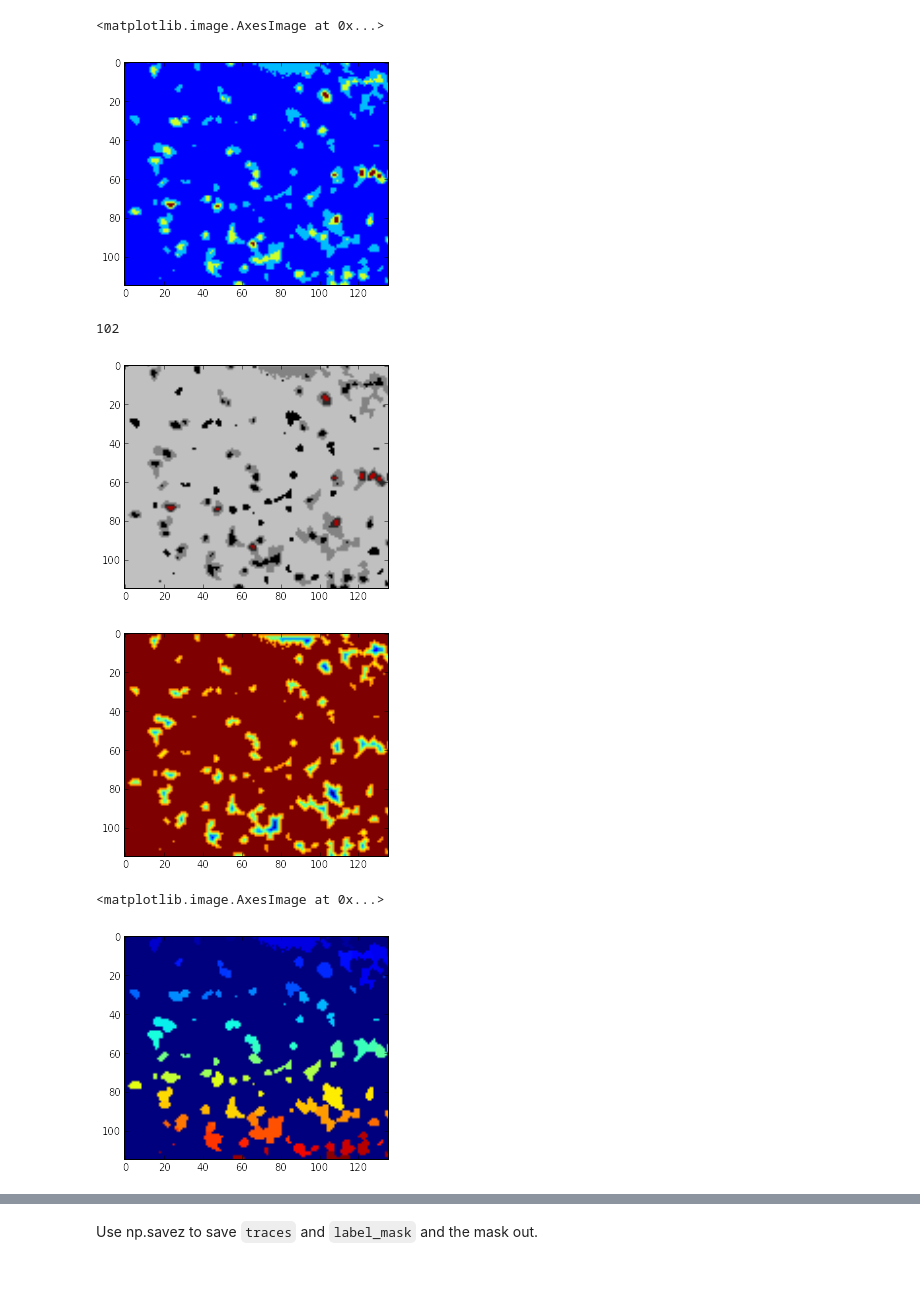
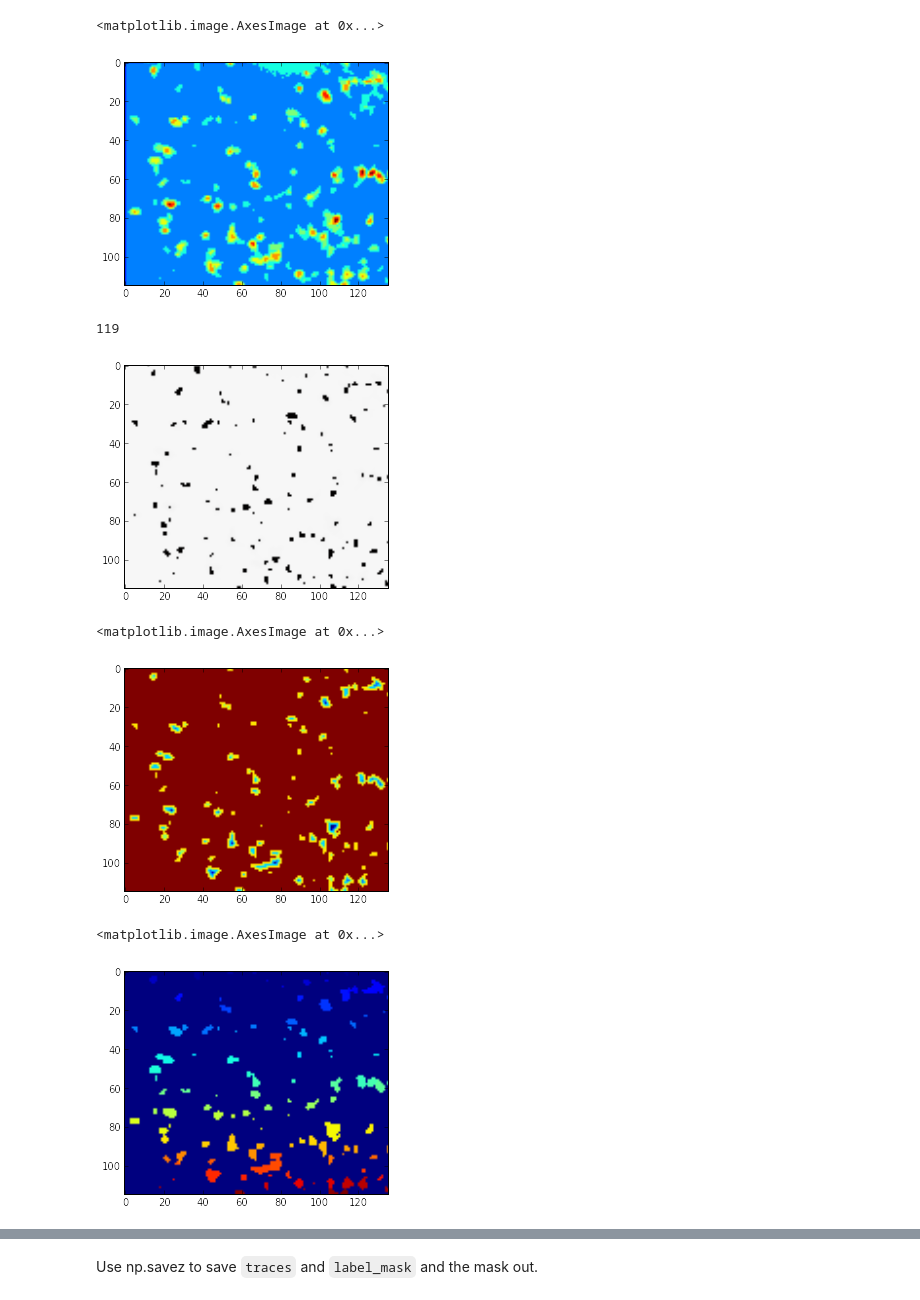
Before and after one commit to dattalab/celljail, a Jupyter notebook: Local correlation method-Copy2.ipynb, the cells around one changed output, grey strips where cells are left out. Drawn from its saved outputs; the diff is of its cells as text; code cells hidden in the pictures.

```diff
--- a/Local correlation method-Copy2.ipynb
+++ b/Local correlation method-Copy2.ipynb
@@ -32,7 +30,7 @@ STIM_2_END = 160+FRAMEDELAY
 # Specify where the images are
 
 datadir = "/Volumes/Neurobio/DattaLab/Paul/screendataforkei/screenNofK/"
-img_dir = os.path.join(datadir, 'day3_072314/E195G195/try1/*small*')
+img_dir = os.path.join(datadir, 'day3_072314/6c/try1/*small*')
 img_temp = glob(img_dir)
 img_files = sorted(img_temp)[:FRAMES]
 # print img_files
@@ -57,11 +57,12 @@ I_show = accum.copy()
 # %%
 #increase contrast
 import ImageEnhance
-I_contrast = pow(I_show.astype("uint16"), 3)
+I_contrast = I_show*2
+I_contrast = I_contrast.astype("uint16")
 imshow(I_contrast)
 # %% [output]
 <matplotlib.image.AxesImage at 0x...>
-[figure, old version]
+[figure, new version]
 # %%
 #find regional maxima
 regionalMax = pymorph.regmax((I_contrast).astype("uint16"))
@@ -71,5 +72,5 @@ pylab.imshow(pymorph.overlay(I_contrast, regionalMax))
 seeds,numCells = ndimage.label(regionalMax)
 print numCells
 # %% [output]
-102
+119
-[figure, old version]
+[figure, new version]
@@ -83,15 +86,15 @@ dist -= dist.min()
 dist = dist/float(dist.ptp()) * 255
 dist = dist.astype(np.uint8)
 pylab.imshow(dist)
-pylab.show()
 # %% [output]
+<matplotlib.image.AxesImage at 0x...>
-[figure, old version]
+[figure, new version]
 # %%
 I_mask = pymorph.cwatershed(dist, seeds)
 pylab.imshow(I_mask)
 # %% [output]
 <matplotlib.image.AxesImage at 0x...>
-[figure, old version]
+[figure, new version]
 # %%
 frames, x, y = Is.shape
 label_mask, num_cells = ndimage.label(I_mask.astype(bool))
```
Also changed, not shown: parts of 10 cells of this notebook, 3 other files.
